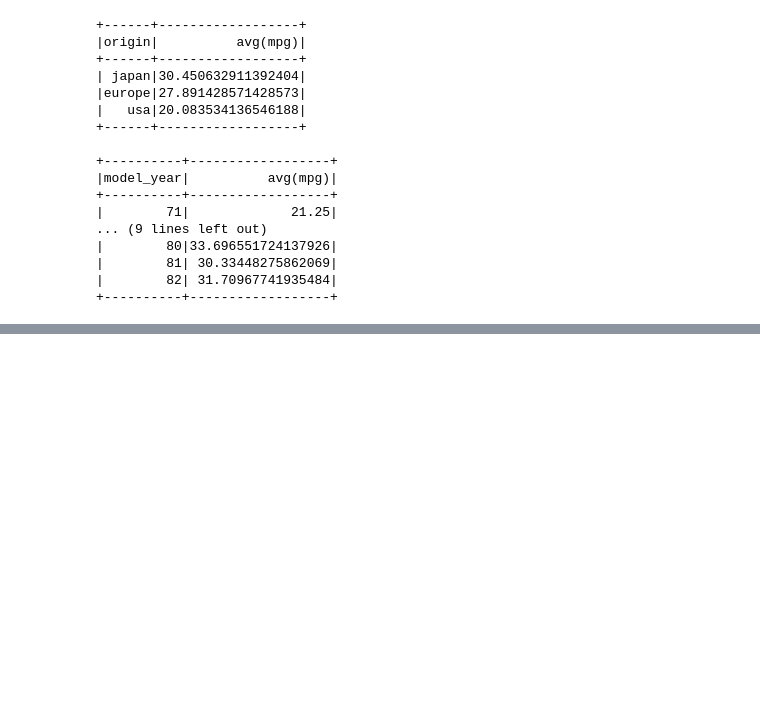
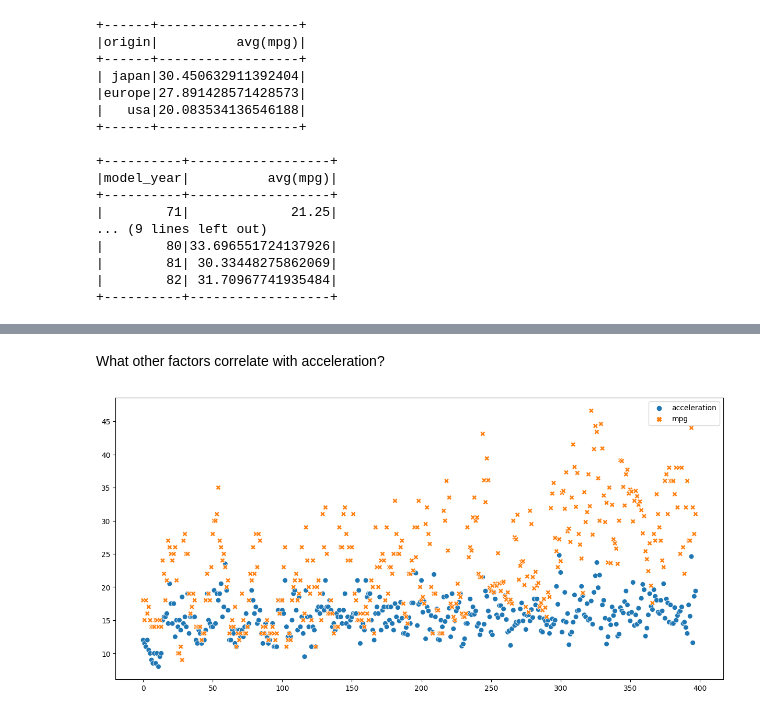
Before and after one commit to blwishom/JUMPlus-phase2, a Jupyter notebook: mpg_exercise.ipynb, the cells around one changed output, grey strips where cells are left out. Saved outputs shown, nothing was run; the diff lists cells and outputs as text; code cells hidden in the pictures; blank space fills up the shorter version.

```diff
--- a/mpg_exercise.ipynb
+++ b/mpg_exercise.ipynb
@@ -234,0 +276,11 @@ mpg_df.groupby('model_year').avg('mpg').show()
+# %% [markdown]
+ What other factors correlate with acceleration?
+# %%
+acc = mpg_db['acceleration']
+mpg = mpg_db['mpg']
+acc_mpg = pd.concat([acc, mpg], axis=1)
+fig, ax = plt.subplots(figsize=(15, 7))
+sns.scatterplot(data=acc_mpg, s=50)
+plt.show()
+# %% [output]
+[figure, added]
```
Also changed, not shown: parts of 7 cells of this notebook.
